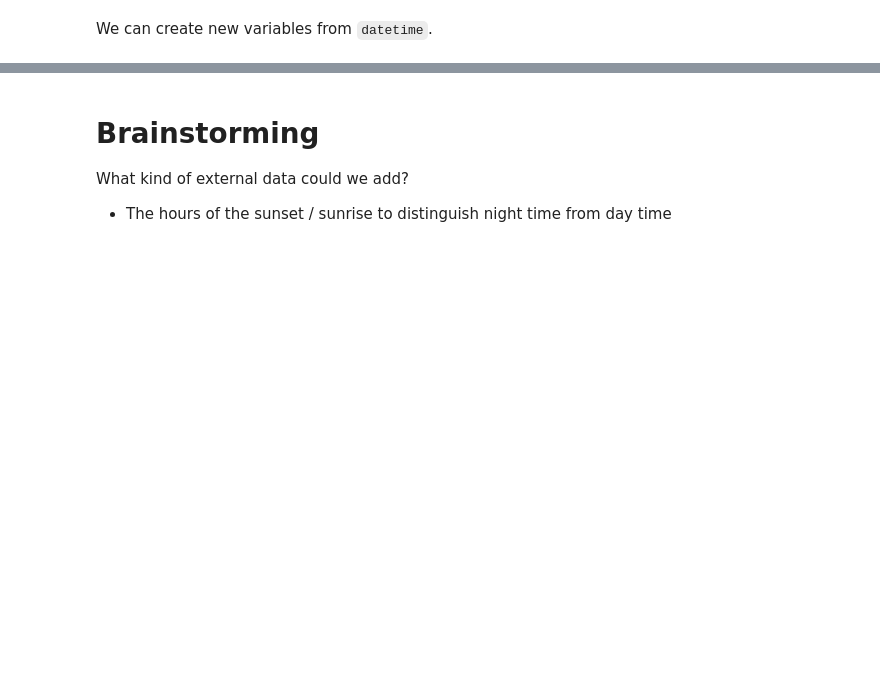
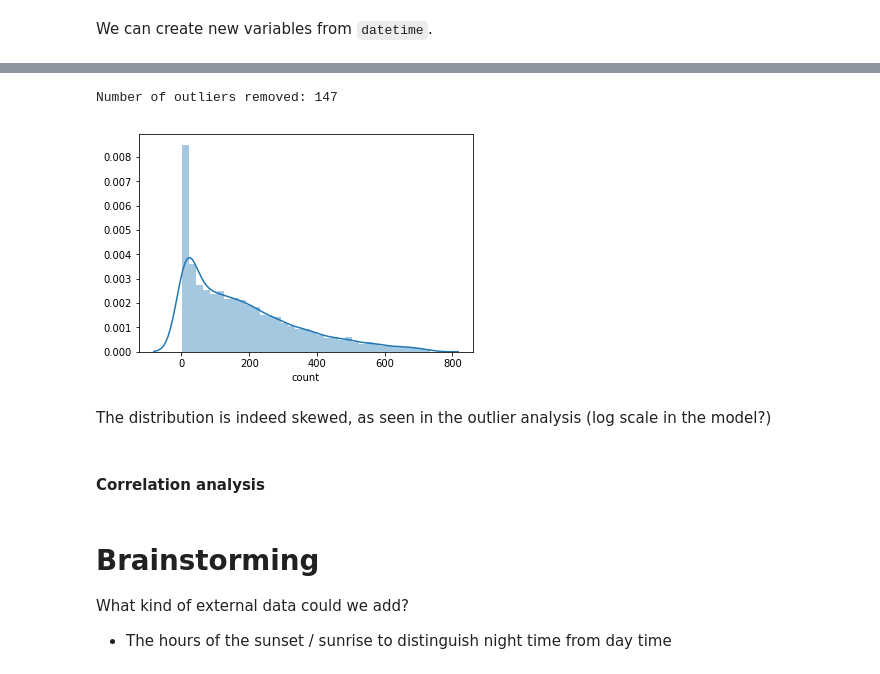
Before and after one commit to InesVA/predicting-bike-sharing-demand, a Jupyter notebook: Bike Sharing Prediction.ipynb, the cells around one changed output, grey strips where cells are left out. Drawn from its saved outputs; the diff is of its cells as text; code cells hidden in the pictures; blank space fills up the shorter version.

```diff
--- a/Bike Sharing Prediction.ipynb
+++ b/Bike Sharing Prediction.ipynb
@@ -106,3 +140,18 @@ datasets["weekday"] = [datetime.datetime.strptime(datasets.datetime[x][0:10], '%
+# %%
+#Let's remove the outliers
+trainWithoutOutliers = train[np.abs(train["count"]-train["count"].mean())<=(3*train["count"].std())]
+print("Number of outliers removed:", train.shape[0] - trainWithoutOutliers.shape[0])
+# %% [output]
+Number of outliers removed: 147
+# %%
+sn.distplot(trainWithoutOutliers['count'])
+plt.show()
+# %% [output]
+[figure, added]
+# %% [markdown]
+The distribution is indeed skewed, as seen in the outlier analysis (log scale in the model?)
+# %% [markdown]
+#### Correlation analysis
 # %% [markdown]
 # Brainstorming
 What kind of external data could we add?
```
Also changed, not shown: parts of 4 cells of this notebook, 1 other file.
